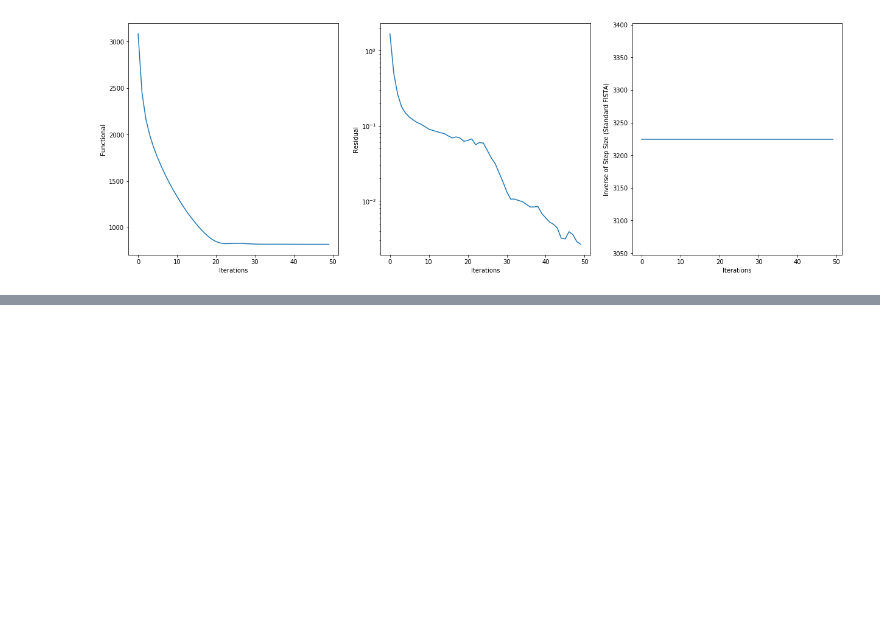
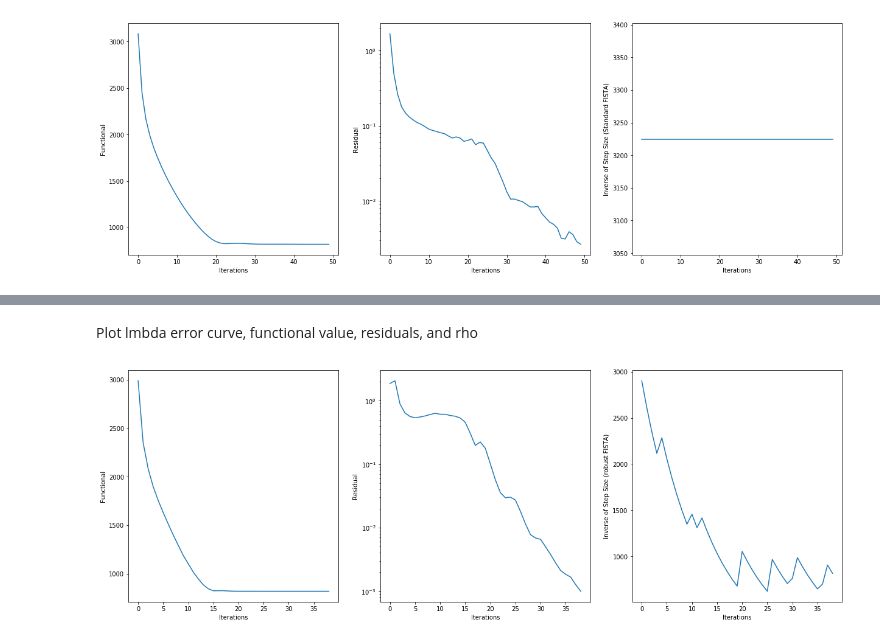
Before and after one commit to bwohlberg/sporco-notebooks, a Jupyter notebook: sc/bpdn_fista.ipynb, the cells around one changed output, grey strips where cells are left out. Drawn from its saved outputs; the diff is of its cells as text; code cells hidden in the pictures; blank space fills up the shorter version.

```diff
--- a/sc/bpdn_fista.ipynb
+++ b/sc/bpdn_fista.ipynb
@@ -98,0 +136,16 @@ fig.show()
+# %% [markdown]
+Plot lmbda error curve, functional value, residuals, and rho
+# %%
+its = b.getitstat()
+fig = plot.figure(figsize=(21, 7))
+plot.subplot(1, 3, 1)
+plot.plot(its.ObjFun, xlbl='Iterations', ylbl='Functional', fig=fig)
+plot.subplot(1, 3, 2)
+plot.plot(its.Rsdl, ptyp='semilogy', xlbl='Iterations', ylbl='Residual',
+          fig=fig)
+plot.subplot(1, 3, 3)
+plot.plot(its.L, xlbl='Iterations',
+          ylbl='Inverse of Step Size (robust FISTA)', fig=fig)
+fig.show()
+# %% [output]
+[figure, added]
```
Also changed, not shown: parts of 6 cells of this notebook, 36 other files.
